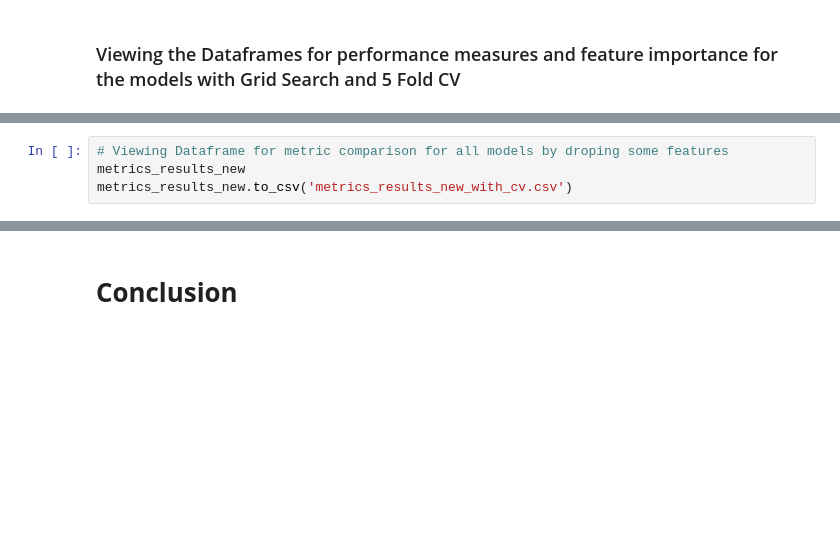
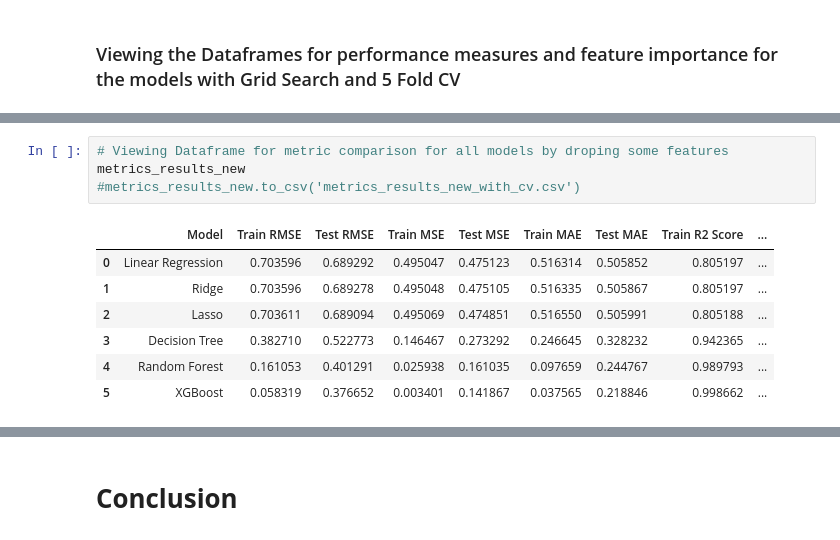
Before and after one commit to sudhir-singh94/Regression_Seoul_Bike_Data, a Jupyter notebook: Regression_Seoul_Bike_Data.ipynb, the cells around one changed output, grey strips where cells are left out. Drawn from its saved outputs; the diff is of its cells as text; blank space fills up the shorter version.

```diff
--- a/Regression_Seoul_Bike_Data.ipynb
+++ b/Regression_Seoul_Bike_Data.ipynb
@@ -1685,7 +1693,15 @@ metrics_results_all.to_csv('metrics_results_all_with_cv.csv')
 # %%
 # Viewing Dataframe for metric comparison for all models by droping some features
 metrics_results_new
-metrics_results_new.to_csv('metrics_results_new_with_cv.csv')
+#metrics_results_new.to_csv('metrics_results_new_with_cv.csv')
+# %% [output]
+|  | Model | Train RMSE | Test RMSE | Train MSE | Test MSE | Train MAE | Test MAE | Train R2 Score | ... |
+| 0 | Linear Regression | 0.703596 | 0.689292 | 0.495047 | 0.475123 | 0.516314 | 0.505852 | 0.805197 | ... |
+| 1 | Ridge | 0.703596 | 0.689278 | 0.495048 | 0.475105 | 0.516335 | 0.505867 | 0.805197 | ... |
+| 2 | Lasso | 0.703611 | 0.689094 | 0.495069 | 0.474851 | 0.516550 | 0.505991 | 0.805188 | ... |
+| 3 | Decision Tree | 0.382710 | 0.522773 | 0.146467 | 0.273292 | 0.246645 | 0.328232 | 0.942365 | ... |
+| 4 | Random Forest | 0.161053 | 0.401291 | 0.025938 | 0.161035 | 0.097659 | 0.244767 | 0.989793 | ... |
+| 5 | XGBoost | 0.058319 | 0.376652 | 0.003401 | 0.141867 | 0.037565 | 0.218846 | 0.998662 | ... |
 # %%
 # Viewing Dataframe for feature importance comparison for all models including all features
 feature_imp_all
```
Also changed, not shown: parts of 3 cells of this notebook.
